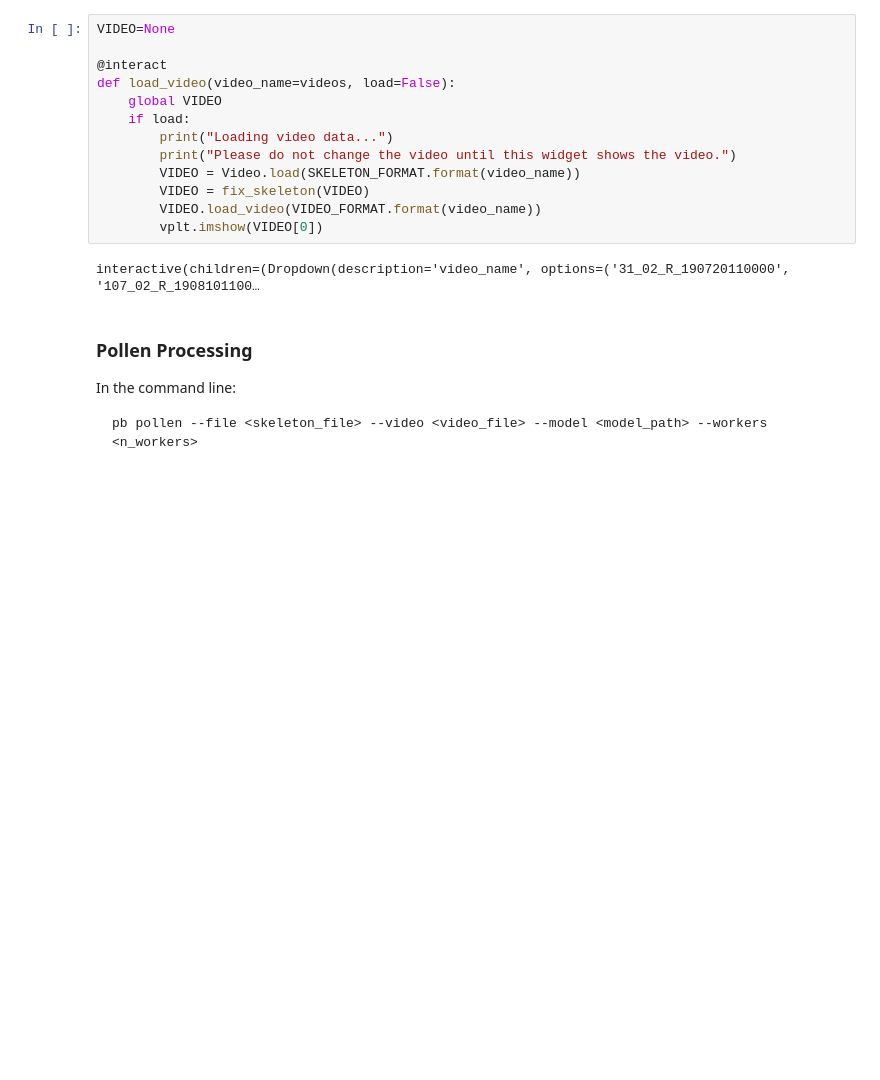
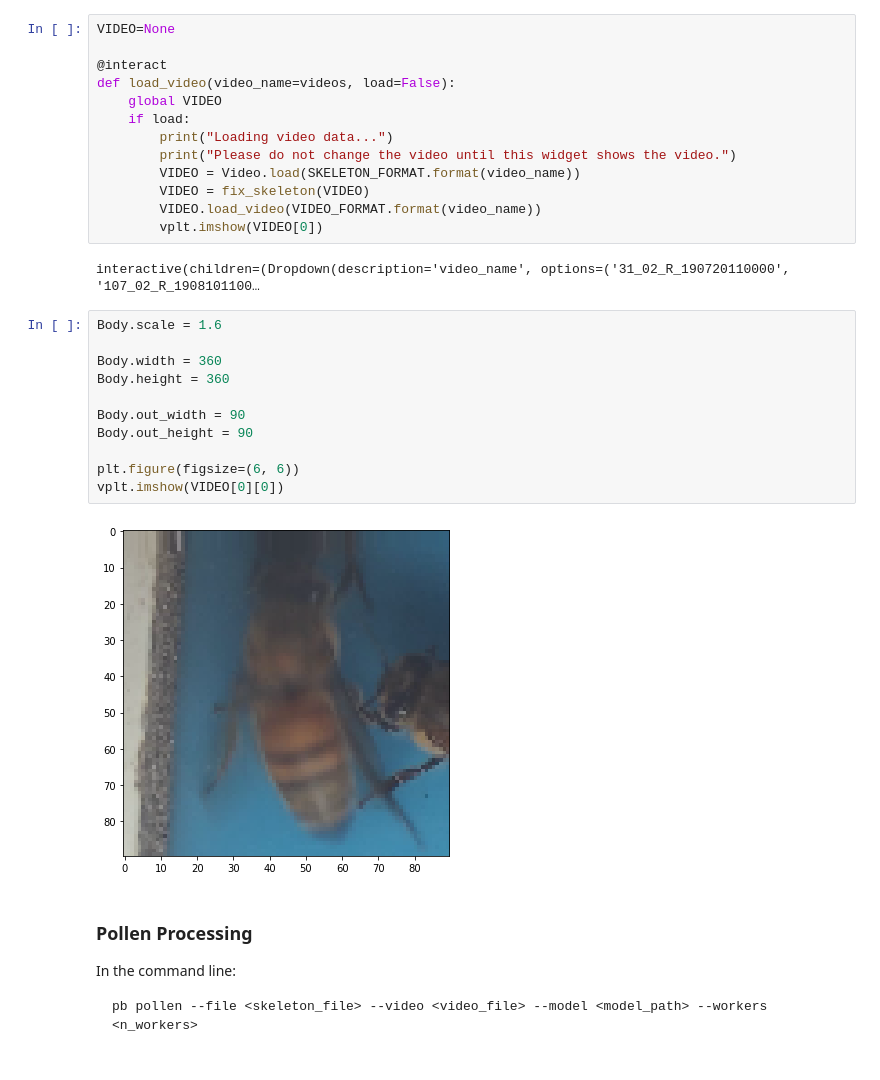
Before and after one commit to jachansantiago/activepollen, a Jupyter notebook: video.ipynb, the cells around one changed output. Saved outputs shown, nothing was run; the diff lists cells and outputs as text; blank space fills up the shorter version.

```diff
--- a/video.ipynb
+++ b/video.ipynb
@@ -47,6 +47,19 @@ def load_video(video_name=videos, load=False):
         vplt.imshow(VIDEO[0])
 # %% [output]
 interactive(children=(Dropdown(description='video_name', options=('31_02_R_190720110000', '107_02_R_1908101100…
+# %%
+Body.scale = 1.6
+
+Body.width = 360
+Body.height = 360
+
+Body.out_width = 90
+Body.out_height = 90
+
+plt.figure(figsize=(6, 6))
+vplt.imshow(VIDEO[0][0])
+# %% [output]
+[figure, added]
 # %% [markdown]
 ### Pollen Processing
 
```
Also changed, not shown: parts of 4 cells of this notebook.
